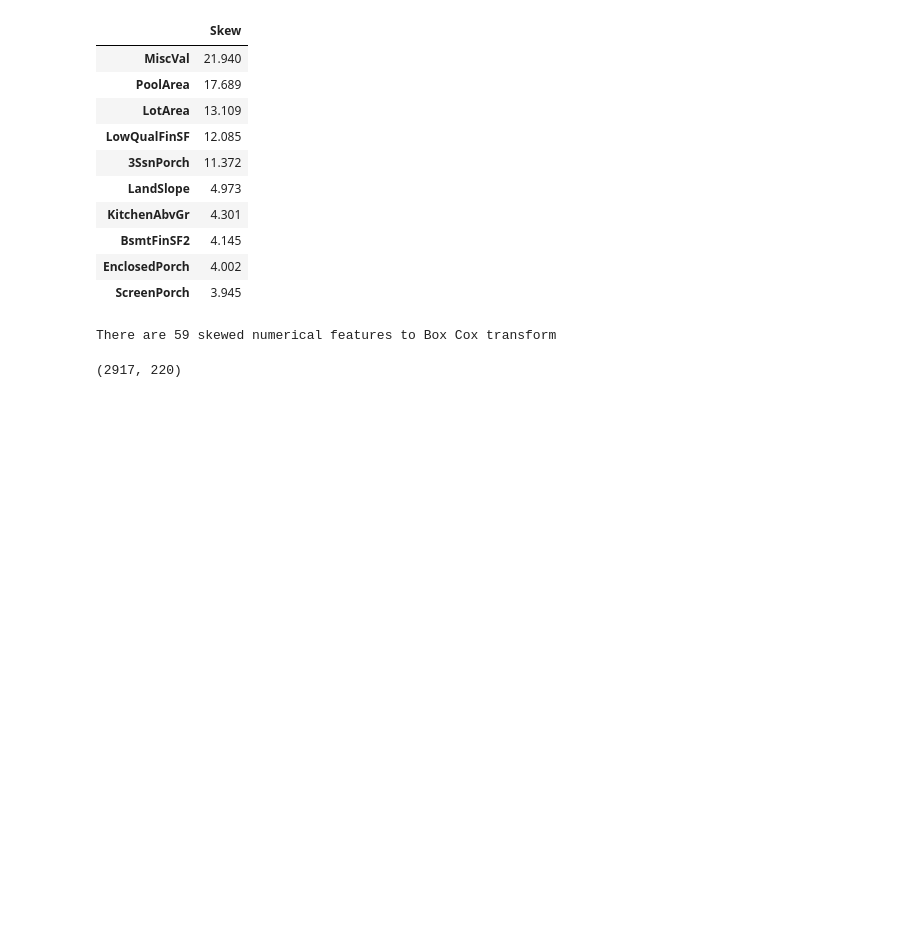
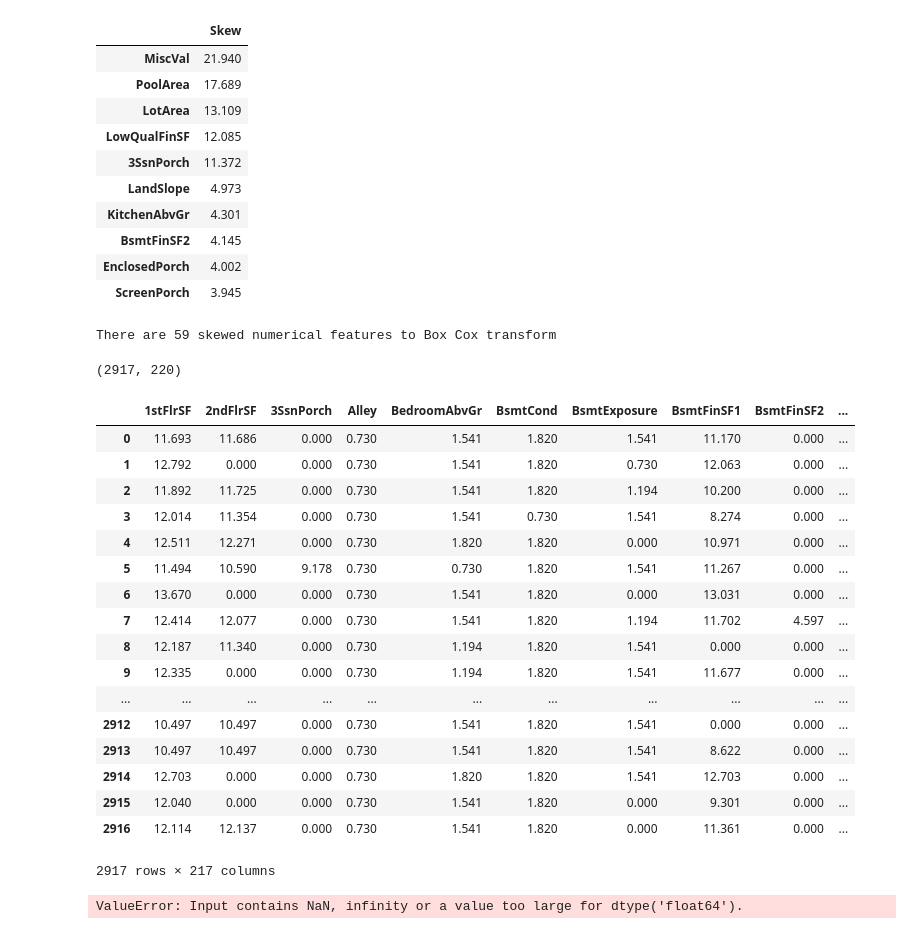
Before and after one commit to shohei1113/house-price, a Jupyter notebook: main.ipynb, the cells around one changed output. Saved outputs shown, nothing was run; the diff lists cells and outputs as text; code cells hidden in the pictures; blank space fills up the shorter version.

```diff
--- a/main.ipynb
+++ b/main.ipynb
@@ -339,3 +345,11 @@ cols = ('FireplaceQu', 'BsmtQual', 'BsmtCond', 'GarageQual', 'GarageCond',
         'BsmtFinType2', 'Functional', 'Fence', 'BsmtExposure', 'GarageFinish', 'LandSlope',
         'LotShape', 'PavedDrive', 'Street', 'Alley', 'CentralAir', 'MSSubClass', 'OverallCond',
         'YrSold', 'MoSold')
+# process columns, apply LabelEncoder to categorical features
+for c in cols:
+    lbl = LabelEncoder()
+    lbl.fit(list(all_data[c].values))
+    all_data[c] = lbl.transform(list(all_data[c].values))
+
+# shape
+print('Shape all_data: {}'.format(all_data.shape))
@@ -388,6 +414,27 @@ all_data = pd.get_dummies(all_data)
 print(all_data.shape)
 # %% [output]
 (2917, 220)
+# %%
+all_data.drop(all_data.columns[np.isnan(all_data).any()], axis=1)
+# %% [output]
+|  | 1stFlrSF | 2ndFlrSF | 3SsnPorch | Alley | BedroomAbvGr | BsmtCond | BsmtExposure | BsmtFinSF1 | BsmtFinSF2 | ... |
+| 0 | 11.693 | 11.686 | 0.000 | 0.730 | 1.541 | 1.820 | 1.541 | 11.170 | 0.000 | ... |
+| 1 | 12.792 | 0.000 | 0.000 | 0.730 | 1.541 | 1.820 | 0.730 | 12.063 | 0.000 | ... |
+| 2 | 11.892 | 11.725 | 0.000 | 0.730 | 1.541 | 1.820 | 1.194 | 10.200 | 0.000 | ... |
+| 3 | 12.014 | 11.354 | 0.000 | 0.730 | 1.541 | 0.730 | 1.541 | 8.274 | 0.000 | ... |
+| 4 | 12.511 | 12.271 | 0.000 | 0.730 | 1.820 | 1.820 | 0.000 | 10.971 | 0.000 | ... |
+| 5 | 11.494 | 10.590 | 9.178 | 0.730 | 0.730 | 1.820 | 1.541 | 11.267 | 0.000 | ... |
+| 6 | 13.670 | 0.000 | 0.000 | 0.730 | 1.541 | 1.820 | 0.000 | 13.031 | 0.000 | ... |
+| 7 | 12.414 | 12.077 | 0.000 | 0.730 | 1.541 | 1.820 | 1.194 | 11.702 | 4.597 | ... |
+| 8 | 12.187 | 11.340 | 0.000 | 0.730 | 1.194 | 1.820 | 1.541 | 0.000 | 0.000 | ... |
+| 9 | 12.335 | 0.000 | 0.000 | 0.730 | 1.194 | 1.820 | 1.541 | 11.677 | 0.000 | ... |
+| ... | ... | ... | ... | ... | ... | ... | ... | ... | ... | ... |
+| 2912 | 10.497 | 10.497 | 0.000 | 0.730 | 1.541 | 1.820 | 1.541 | 0.000 | 0.000 | ... |
+| 2913 | 10.497 | 10.497 | 0.000 | 0.730 | 1.541 | 1.820 | 1.541 | 8.622 | 0.000 | ... |
+| 2914 | 12.703 | 0.000 | 0.000 | 0.730 | 1.820 | 1.820 | 1.541 | 12.703 | 0.000 | ... |
+| 2915 | 12.040 | 0.000 | 0.000 | 0.730 | 1.541 | 1.820 | 0.000 | 9.301 | 0.000 | ... |
+| 2916 | 12.114 | 12.137 | 0.000 | 0.730 | 1.541 | 1.820 | 0.000 | 11.361 | 0.000 | ... |
+2917 rows × 217 columns
 # %%
 train = all_data[:ntrain]
 test = all_data[ntrain:]
@@ -411,5 +457,10 @@ def rmsle_cv(model):
 # %%
 lasso = make_pipeline(RobustScaler(), Lasso(alpha =0.0005, random_state=1))
+# %%
+score = rmsle_cv(lasso)
+print("lasso score:", score.mean())
+# %% [output]
+ValueError: Input contains NaN, infinity or a value too large for dtype('float64').
 # %%
 ENet = make_pipeline(RobustScaler(), ElasticNet(alpha=0.0005, l1_ratio=.9, random_state=3))
 # %%
```
Also changed, not shown: parts of 12 cells of this notebook, 2 other files.
